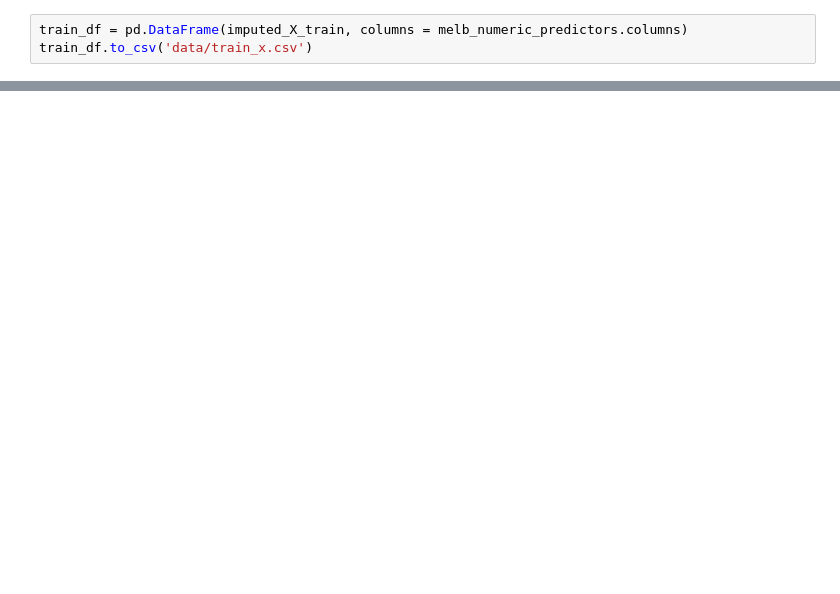
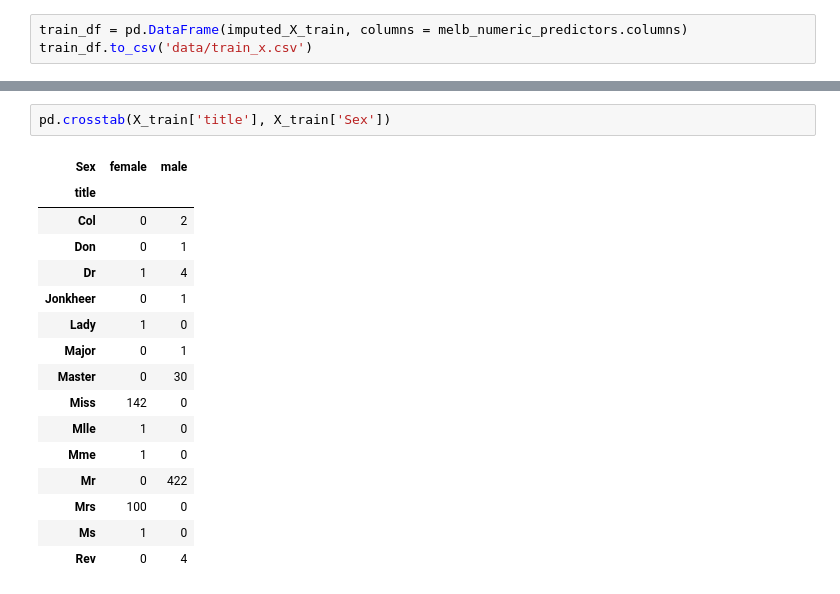
Before and after one commit to n-kono/msa8010, a Jupyter notebook: 06/06-ML.ipynb, the cells around one changed output, grey strips where cells are left out. Saved outputs shown, nothing was run; the diff lists cells and outputs as text; blank space fills up the shorter version.

```diff
--- a/06/06-ML.ipynb
+++ b/06/06-ML.ipynb
@@ -350,0 +486,19 @@ train_df.to_csv('data/train_x.csv')
+# %%
+pd.crosstab(X_train['title'], X_train['Sex'])
+# %% [output]
+| Sex | female | male |
+| title |  |  |
+| Col | 0 | 2 |
+| Don | 0 | 1 |
+| Dr | 1 | 4 |
+| Jonkheer | 0 | 1 |
+| Lady | 1 | 0 |
+| Major | 0 | 1 |
+| Master | 0 | 30 |
+| Miss | 142 | 0 |
+| Mlle | 1 | 0 |
+| Mme | 1 | 0 |
+| Mr | 0 | 422 |
+| Mrs | 100 | 0 |
+| Ms | 1 | 0 |
+| Rev | 0 | 4 |
```
Also changed, not shown: parts of 23 cells of this notebook, 2 other files.
